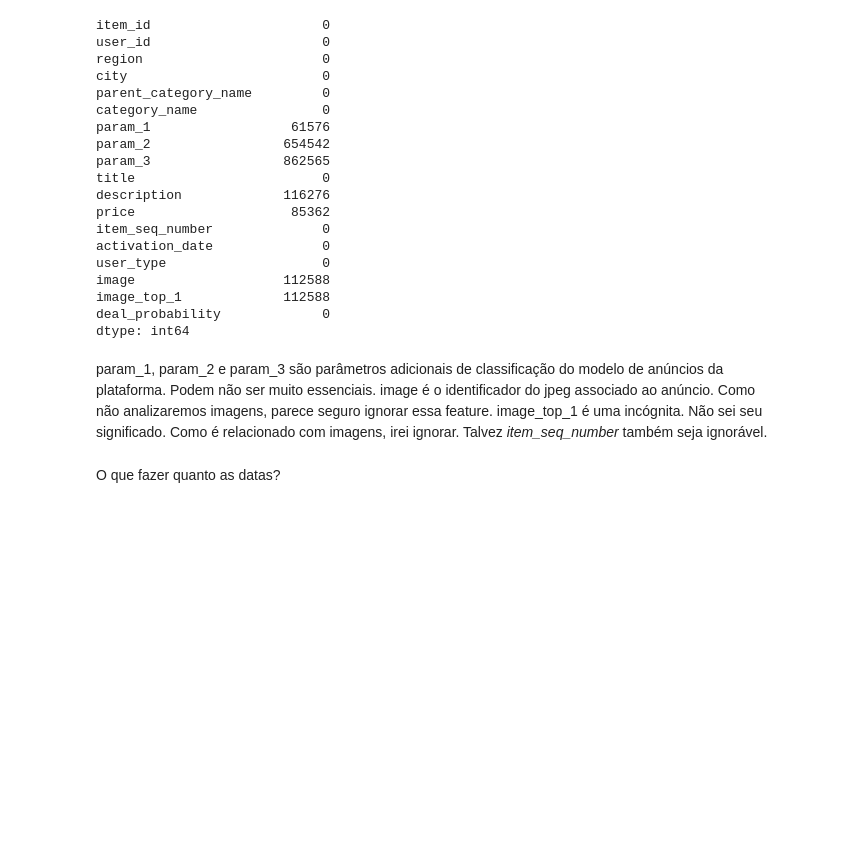
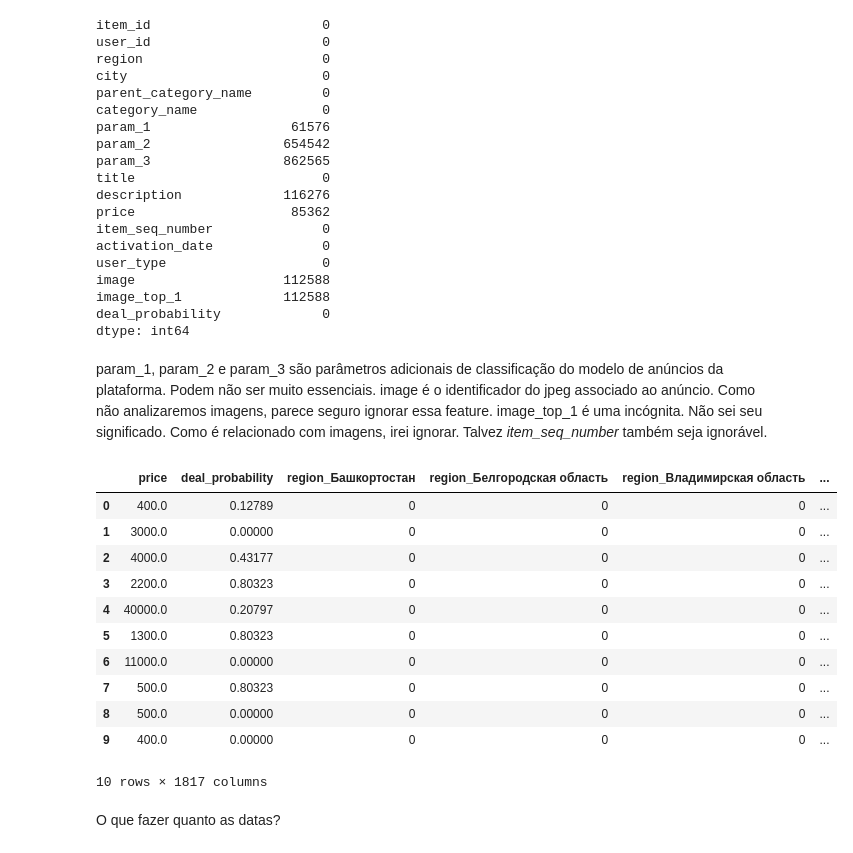
Before and after one commit to RafaelFK/avito_challenge, a Jupyter notebook: Avito Challenge Report.ipynb, the cells around one changed output. Saved outputs shown, nothing was run; the diff lists cells and outputs as text; code cells hidden in the pictures; blank space fills up the shorter version.

```diff
--- a/Avito Challenge Report.ipynb
+++ b/Avito Challenge Report.ipynb
@@ -71,7 +249,24 @@ dtype: int64
 # %% [markdown]
 param_1, param_2 e param_3 são parâmetros adicionais de classificação do modelo de anúncios da plataforma. Podem não ser muito essenciais. image é o identificador do jpeg associado ao anúncio. Como não analizaremos imagens, parece seguro ignorar essa feature. image_top_1 é uma incógnita. Não sei seu significado. Como é relacionado com imagens, irei ignorar. Talvez *item_seq_number* também seja ignorável.
 # %%
-df_train.drop(columns=['param_1', 'param_2', 'param_3', 'image', 'image_top_1'], inplace=True)
+df_train.drop(columns=['param_1', 'param_2', 'param_3' , 'image_top_1'], inplace=True)
+# %%
+df_train.drop(columns=['item_id', 'user_id', 'title', 'description', 'item_seq_number', 'activation_date', 'image'], inplace=True)
+# %%
+df_train.head(10)
+# %% [output]
+|  | price | deal_probability | region_Башкортостан | region_Белгородская область | region_Владимирская область | ... |
+| 0 | 400.0 | 0.12789 | 0 | 0 | 0 | ... |
+| 1 | 3000.0 | 0.00000 | 0 | 0 | 0 | ... |
+| 2 | 4000.0 | 0.43177 | 0 | 0 | 0 | ... |
+| 3 | 2200.0 | 0.80323 | 0 | 0 | 0 | ... |
+| 4 | 40000.0 | 0.20797 | 0 | 0 | 0 | ... |
+| 5 | 1300.0 | 0.80323 | 0 | 0 | 0 | ... |
+| 6 | 11000.0 | 0.00000 | 0 | 0 | 0 | ... |
+| 7 | 500.0 | 0.80323 | 0 | 0 | 0 | ... |
+| 8 | 500.0 | 0.00000 | 0 | 0 | 0 | ... |
+| 9 | 400.0 | 0.00000 | 0 | 0 | 0 | ... |
+10 rows × 1817 columns
 # %% [markdown]
 O que fazer quanto as datas?
 # %%
```
Also changed, not shown: parts of 32 cells of this notebook.
